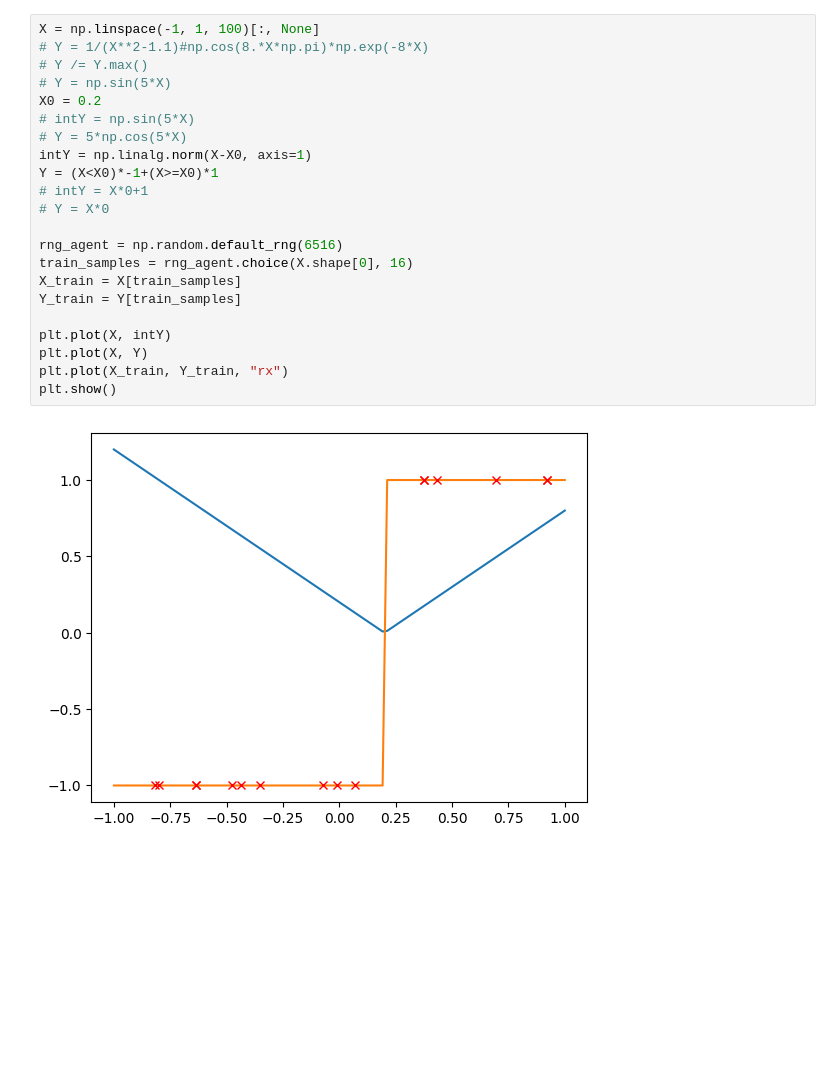
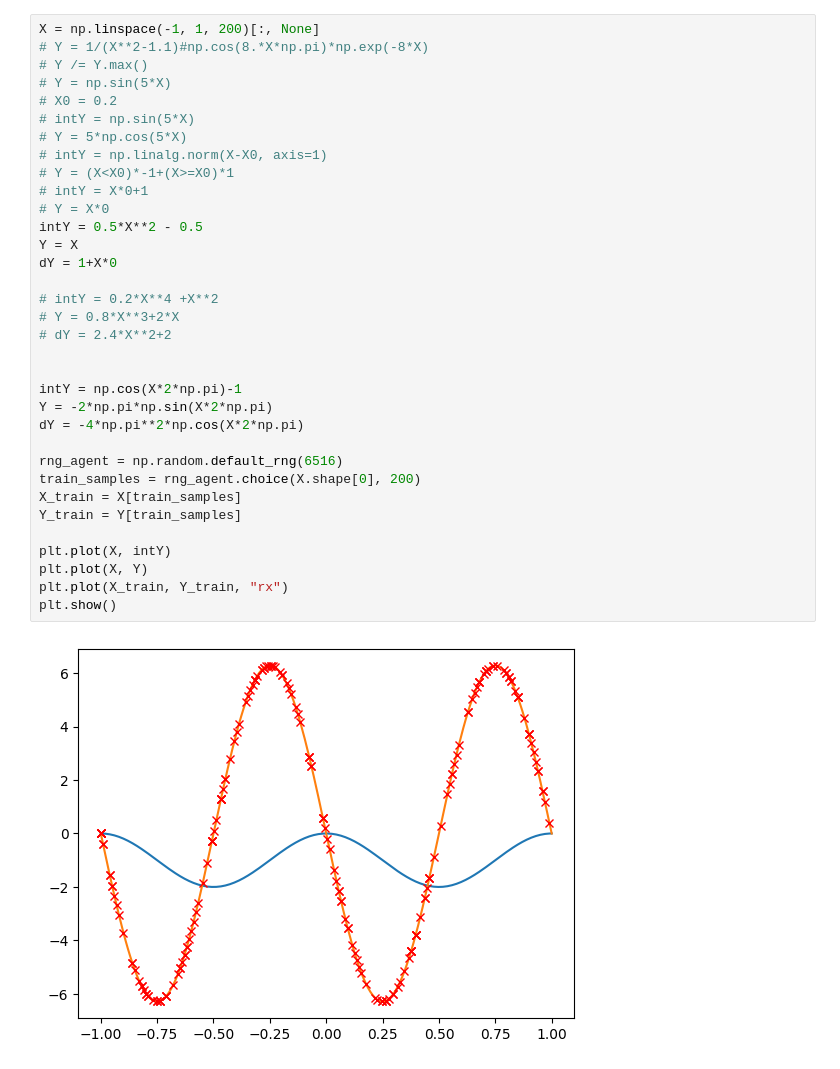
Before and after one commit to emmt1998/Improving_initialization, a Jupyter notebook: jax_nn_1d_init_firstorderdiff.ipynb, the cells around one changed output. Saved outputs shown, nothing was run; the diff lists cells and outputs as text; blank space fills up the shorter version.

```diff
--- a/jax_nn_1d_init_firstorderdiff.ipynb
+++ b/jax_nn_1d_init_firstorderdiff.ipynb
@@ -165,25 +33,37 @@ def train_ls_auto(loss, loss2, X, Y, X_c, opt_state, X_bd = None, X_bn = None, n
 # %%
-X = np.linspace(-1, 1, 100)[:, None]
+X = np.linspace(-1, 1, 200)[:, None]
 # Y = 1/(X**2-1.1)#np.cos(8.*X*np.pi)*np.exp(-8*X)
 # Y /= Y.max()
 # Y = np.sin(5*X)
-X0 = 0.2
+# X0 = 0.2
 # intY = np.sin(5*X)
 # Y = 5*np.cos(5*X)
-intY = np.linalg.norm(X-X0, axis=1)
-Y = (X<X0)*-1+(X>=X0)*1
+# intY = np.linalg.norm(X-X0, axis=1)
+# Y = (X<X0)*-1+(X>=X0)*1
 # intY = X*0+1
 # Y = X*0
+intY = 0.5*X**2 - 0.5
+Y = X
+dY = 1+X*0
+
+# intY = 0.2*X**4 +X**2
+# Y = 0.8*X**3+2*X
+# dY = 2.4*X**2+2
+
+
+intY = np.cos(X*2*np.pi)-1
+Y = -2*np.pi*np.sin(X*2*np.pi)
+dY = -4*np.pi**2*np.cos(X*2*np.pi)
 
 rng_agent = np.random.default_rng(6516)
-train_samples = rng_agent.choice(X.shape[0], 16)
+train_samples = rng_agent.choice(X.shape[0], 200)
 X_train = X[train_samples]
 Y_train = Y[train_samples]
 
 plt.plot(X, intY)
 plt.plot(X, Y)
 plt.plot(X_train, Y_train, "rx")
 plt.show()
 # %% [output]
-[figure, old version]
+[figure, new version]
 # %%
```
Also changed, not shown: parts of 15 cells of this notebook.
